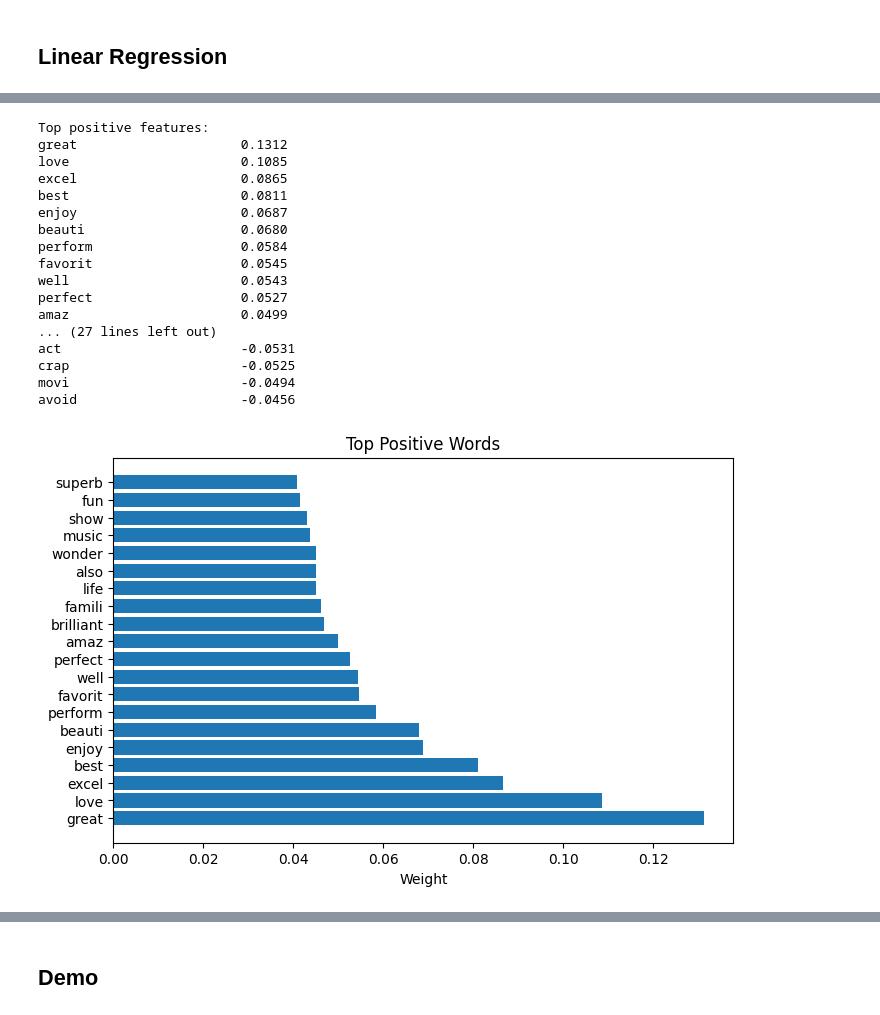
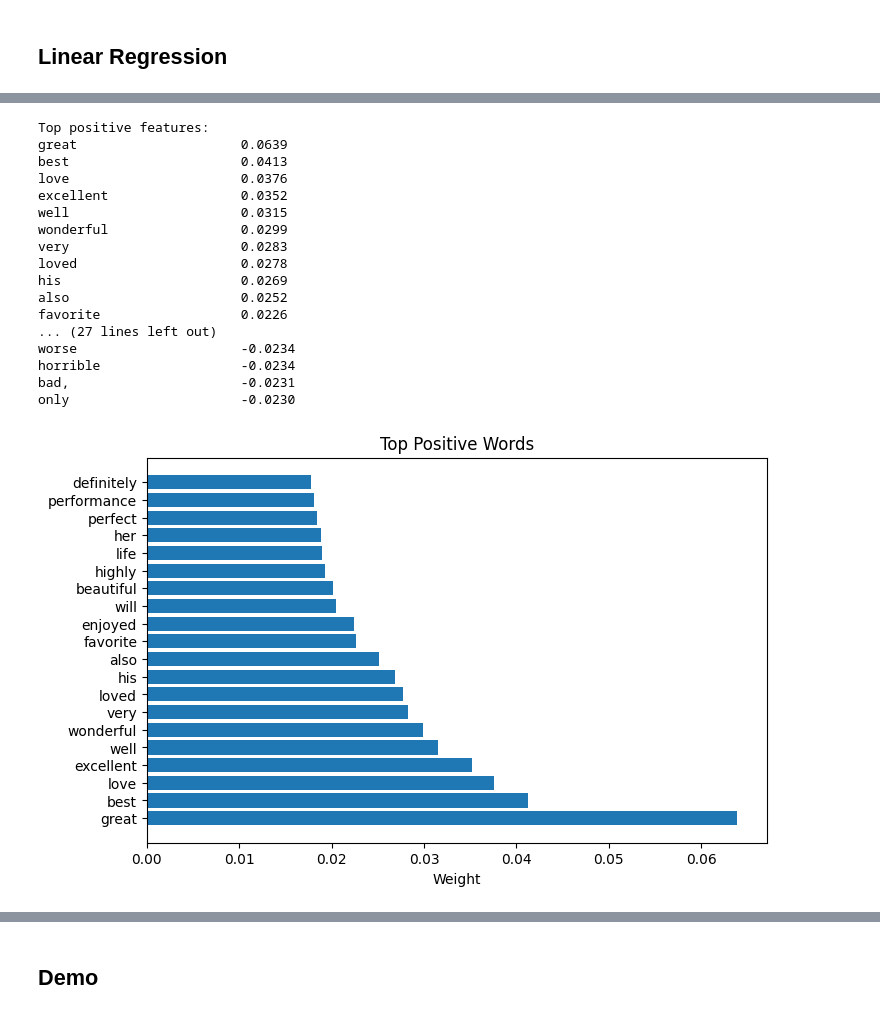
Before and after one commit to lkzeric/Machine_Learning, a Jupyter notebook: linear_regression.ipynb, the cells around one changed output, grey strips where cells are left out. Cells and saved outputs as stored; diff of their text form; code cells hidden in the pictures.

Commit message:
Linear regression with filtering

```diff
--- a/linear_regression.ipynb
+++ b/linear_regression.ipynb
@@ -235,8 +267,35 @@ def Inverse_document_frequency(texts,vocab):
+# %%
+def compute_df(texts, vocab):
+    V = len(vocab)
+    df = np.zeros(V, dtype=np.int32)
+
+    for text in texts:
+        words = set(tokenize(text))
+        for w in words:
+            if w in vocab:
+                df[vocab[w]] += 1
+
+    return df
+# %%
+def vocab_filter(texts, vocab, min_df=5, max_df_ratio=0.7):
+    df = compute_df(texts, vocab)
+    N = len(texts)
+
+    filtered_words = []
+
+    for word, idx in vocab.items():
+        if df[idx] >= min_df and df[idx] <= max_df_ratio * N:
+            filtered_words.append(word)
+
+    filtered_vocab = {word: i for i, word in enumerate(filtered_words)}
+    return filtered_vocab
 # %% [markdown]
 ## Labeling and weight for each words in each reviews
 # %%
 start = time.time()
-vocab = build_vocab(X_train)
+#vocab = build_vocab(X_train)
+raw_vocab = build_vocab(X_train)
+vocab = vocab_filter(X_train, raw_vocab, min_df=3, max_df_ratio=0.5)
 
 tf_train = term_frequency(X_train, vocab)
 idf = Inverse_document_frequency(X_train, vocab)
@@ -328,7 +387,7 @@ weight = torch.zeros((n_features, 1), dtype=torch.float32, requires_grad=True)
 bias = torch.zeros(1, dtype=torch.float32, requires_grad=True)
 
 lr = 1.0
-epochs = 100
+epochs = 1000
 eps = 1e-8 # prevent 0
 
 start = time.time()
@@ -399,5 +458,5 @@ F1-score : 0.8523
 # %%
-coefs = W.detach().numpy().flatten()
+coefs = weight.detach().numpy().flatten()
 
 idx_to_word = {idx: word for word, idx in vocab.items()}
 
@@ -411,46 +470,46 @@ top_negative_idx = np.argsort(coefs)[:top]
 top_pos_words = feature_names[top_positive_idx]
 top_pos_vals = coefs[top_positive_idx]
 
 top_neg_words = feature_names[top_negative_idx]
 top_neg_vals = coefs[top_negative_idx]
 
 print("Top positive features:")
 for idx in top_positive_idx[::-1]:
     print(f"{feature_names[idx]:<25} {coefs[idx]:.4f}")
 
 print("\nTop negative features:")
 for idx in top_negative_idx:
     print(f"{feature_names[idx]:<25} {coefs[idx]:.4f}")
 
 # Positive chart
 plt.figure(figsize=(8, 5))
 plt.barh(top_pos_words[::-1], top_pos_vals[::-1])
 plt.xlabel("Weight")
 plt.title("Top Positive Words")
 plt.show()
 
 # Negative chart
 plt.figure(figsize=(8, 5))
 plt.barh(top_neg_words[::-1], top_neg_vals[::-1])
 plt.xlabel("Weight")
 plt.title("Top Negative Words")
 plt.show()
 # %% [output]
 Top positive features:
-great                     0.1312
-love                      0.1085
-excel                     0.0865
-best                      0.0811
-enjoy                     0.0687
-beauti                    0.0680
-perform                   0.0584
-favorit                   0.0545
-well                      0.0543
-perfect                   0.0527
-amaz                      0.0499
+great                     0.0639
+best                      0.0413
+love                      0.0376
+excellent                 0.0352
+well                      0.0315
+wonderful                 0.0299
+very                      0.0283
+loved                     0.0278
+his                       0.0269
+also                      0.0252
+favorite                  0.0226
 ... (27 lines left out)
-act                       -0.0531
-crap                      -0.0525
-movi                      -0.0494
-avoid                     -0.0456
+worse                     -0.0234
+horrible                  -0.0234
+bad,                      -0.0231
+only                      -0.0230
-[figure, old version]
+[figure, new version]
```
Also changed, not shown: parts of 5 cells of this notebook.
